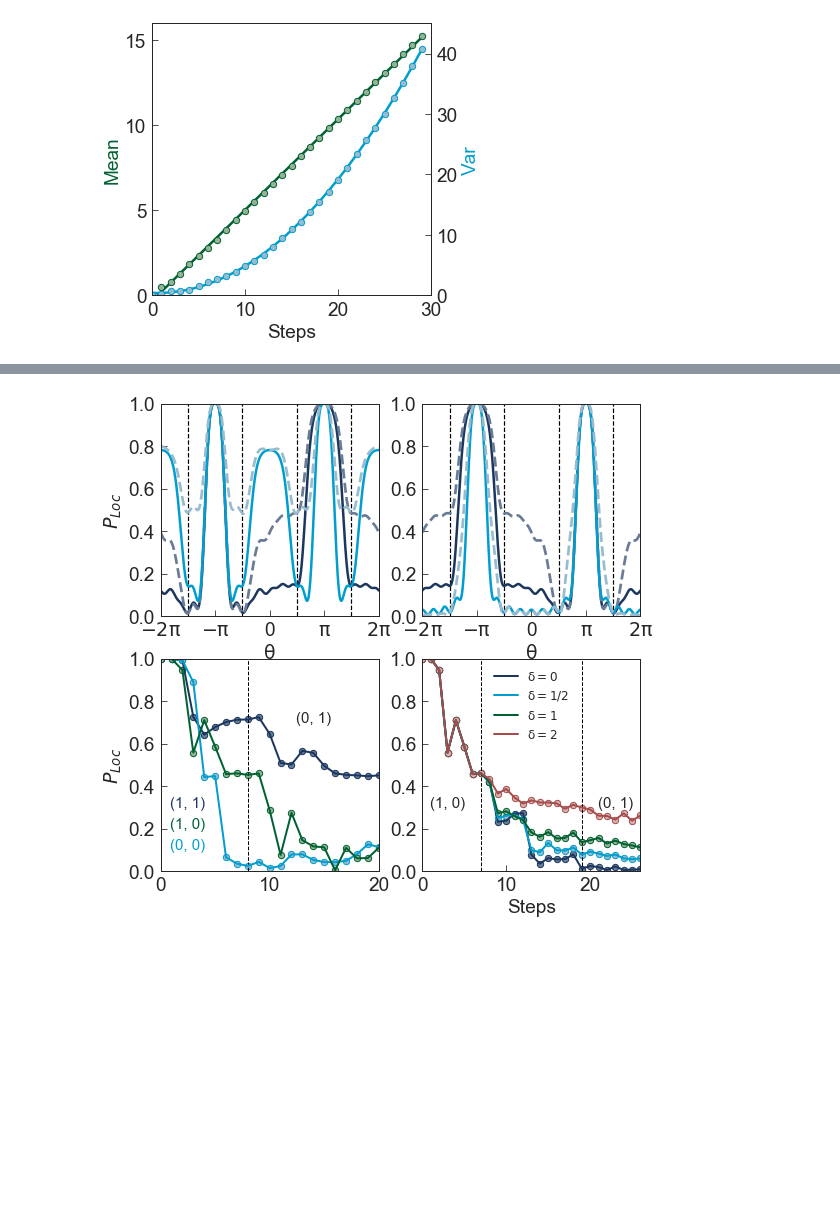
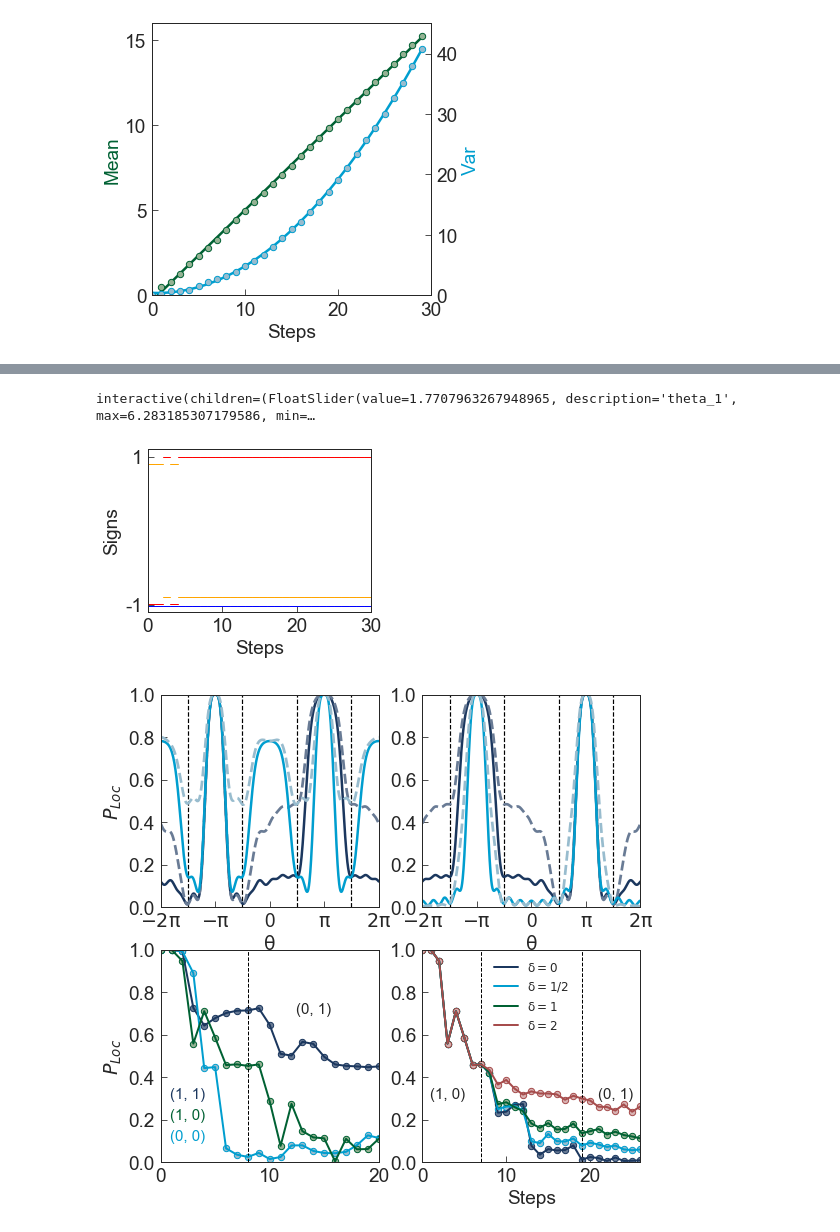
Before and after one commit to HAOQINGZHANG1234/quantumwalk, a Jupyter notebook: code/Fig for paper reorgnized.ipynb, the cells around one changed output, grey strips where cells are left out. Saved outputs shown, nothing was run; the diff lists cells and outputs as text; code cells hidden in the pictures; blank space fills up the shorter version.

```diff
--- a/code/Fig for paper reorgnized.ipynb
+++ b/code/Fig for paper reorgnized.ipynb
@@ -948,3 +962,22 @@ plt.savefig('../Figure/sup_2.pdf')
+# %%
+from ipywidgets import interact, interactive, fixed, interact_manual
+import ipywidgets as widgets
+interact(plot_func, theta_1 = widgets.FloatSlider(value=np.pi/2+0.2,
+               min=-2*np.pi,
+               max=2*np.pi,
+               step=0.05*np.pi),theta_2 = widgets.FloatSlider(value=-np.pi/2,
+               min=-2*np.pi,
+               max=2*np.pi,
+               step=0.01*np.pi))
+# %% [output]
+interactive(children=(FloatSlider(value=1.7707963267948965, description='theta_1', max=6.283185307179586, min=…
+# %%
+theta_1=np.pi/4
+theta_2=-np.pi/2
+plot_func(theta_1,theta_2)
+plt.savefig('../Figure/sign_0.pdf')
+# %% [output]
+[figure, added]
 # %%
 def neighbour(theta_1, theta_2, theta_3, init_state):
     p_1 = np.zeros(M+1)
```
Also changed, not shown: parts of 1 cell of this notebook, 3 other files.
